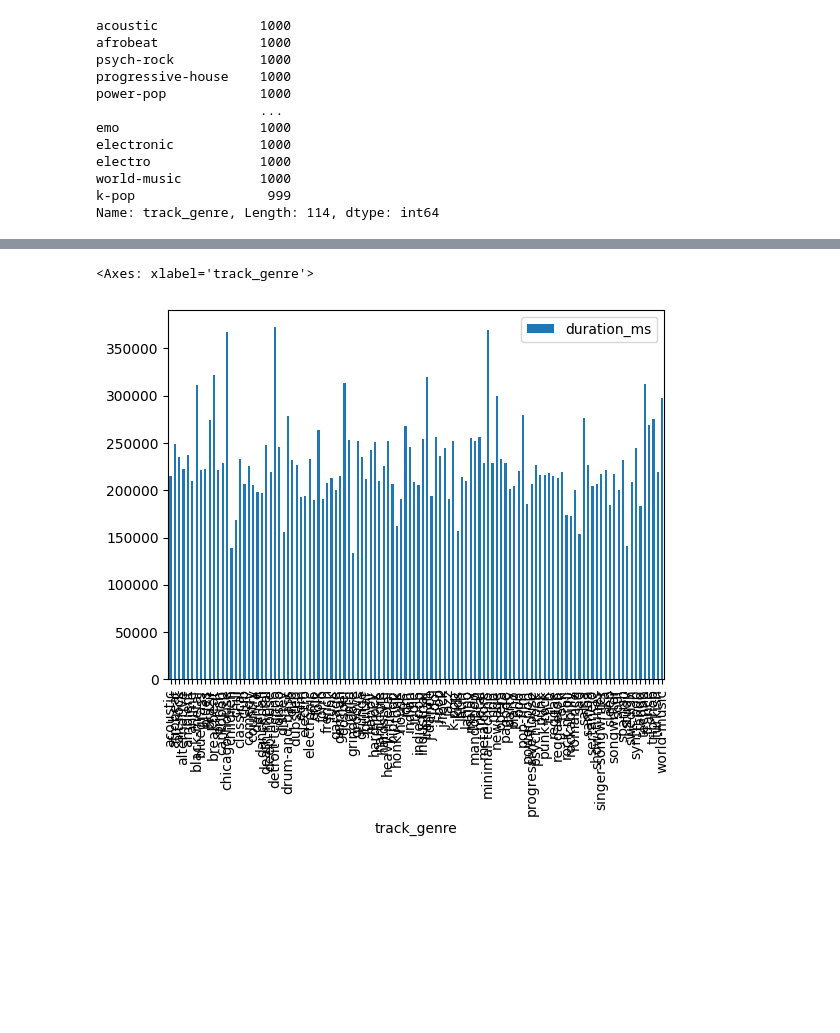
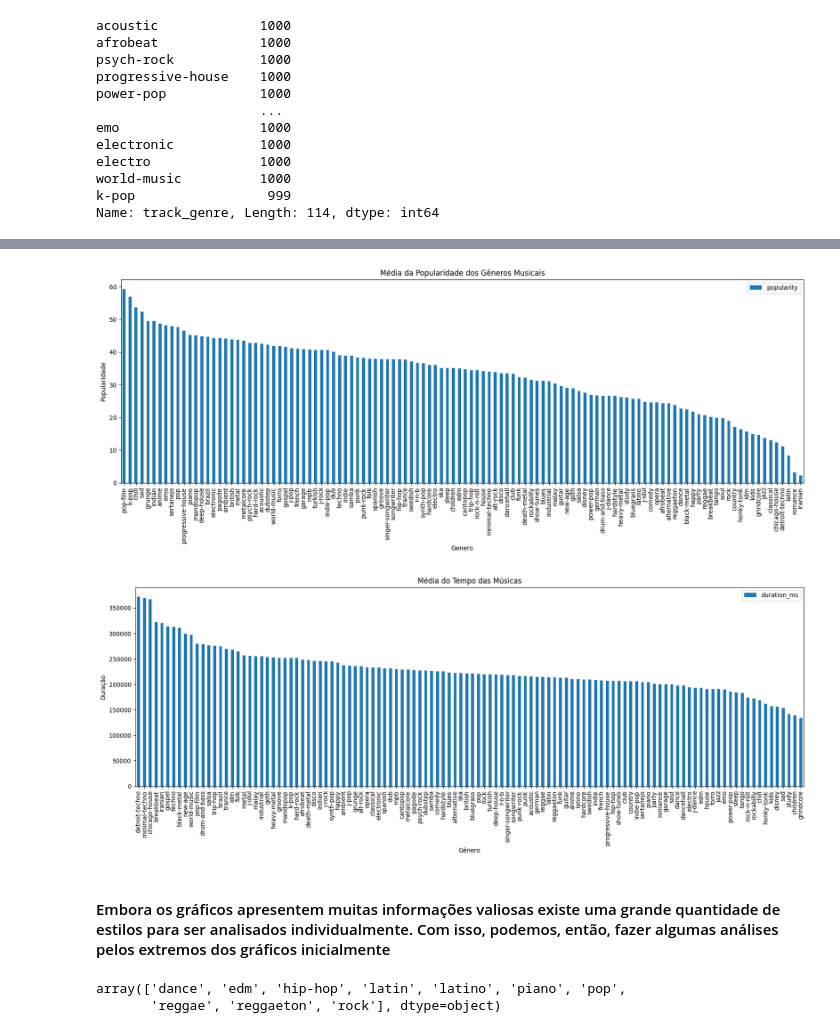
Before and after one commit to brenocolaco/Analise-do-Spotify, a Jupyter notebook: Análise do Spotify.ipynb, the cells around one changed output, grey strips where cells are left out. Cells and saved outputs as stored; diff of their text form; code cells hidden in the pictures; blank space fills up the shorter version.

Commit message:
Análise Exploratória inicial
Plot de alguns gráficos, ver os estilos mais populares quais seus artistas e à quais albuns pertencem as musicas

```diff
--- a/Análise do Spotify.ipynb
+++ b/Análise do Spotify.ipynb
@@ -204,3 +192,2 @@ media_duracao_por_genero
 # %%
-media_popularidade_por_genero = genero_popularidade.groupby('track_genre').mean()
-media_popularidade_por_genero
+media_popularidade_por_genero = genero_popularidade.groupby('track_genre').mean().sort_values(by=['popularity'], ascending = False)
@@ -227,5 +194,23 @@ plt.show()
-# %%
-media_duracao_por_genero.plot.bar()
-# %% [output]
-<Axes: xlabel='track_genre'>
-[figure, removed]
+# %%
+media_popularidade_por_genero.plot.bar(figsize=(20,6))
+plt.xlabel("Genero")
+plt.ylabel("Popularidade")
+plt.title("Média da Popularidade dos Gêneros Musicais")
+plt.show()
+# %% [output]
+[figure, added]
+# %%
+media_duracao_por_genero.plot.bar(figsize=(20,6))
+plt.xlabel("Gênero")
+plt.ylabel("Duração")
+plt.title("Média do Tempo das Músicas")
+plt.show()
+# %% [output]
+[figure, added]
+# %% [markdown]
+#### Embora os gráficos apresentem muitas informações valiosas existe uma grande quantidade de estilos para ser analisados individualmente. Com isso, podemos, então, fazer algumas análises pelos extremos dos gráficos inicialmente
+# %%
+dados.query('popularity > 95')['track_genre'].unique()
+# %% [output]
+array(['dance', 'edm', 'hip-hop', 'latin', 'latino', 'piano', 'pop',
+       'reggae', 'reggaeton', 'rock'], dtype=object)
```
Also changed, not shown: parts of 18 cells of this notebook.
